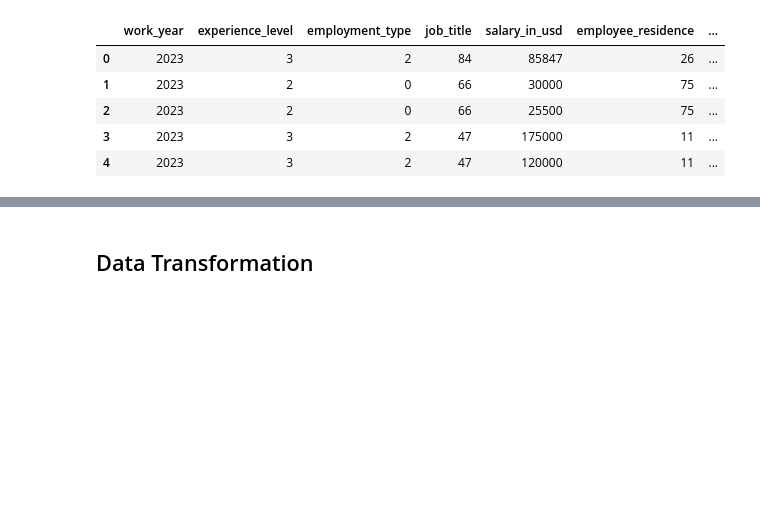
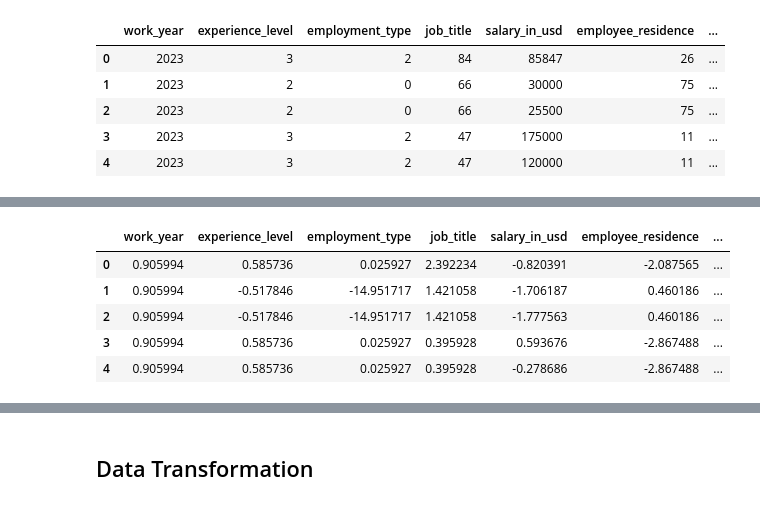
Before and after one commit to yousefmrashad/checkdata, a Jupyter notebook: checkdata.ipynb, the cells around one changed output, grey strips where cells are left out. Saved outputs shown, nothing was run; the diff lists cells and outputs as text; code cells hidden in the pictures; blank space fills up the shorter version.

```diff
--- a/checkdata.ipynb
+++ b/checkdata.ipynb
@@ -50,0 +58,10 @@ df.head()
+# %%
+df2 = pd.DataFrame(df_scaled, columns = df.columns)
+df2.head()
+# %% [output]
+|  | work_year | experience_level | employment_type | job_title | salary_in_usd | employee_residence | ... |
+| 0 | 0.905994 | 0.585736 | 0.025927 | 2.392234 | -0.820391 | -2.087565 | ... |
+| 1 | 0.905994 | -0.517846 | -14.951717 | 1.421058 | -1.706187 | 0.460186 | ... |
+| 2 | 0.905994 | -0.517846 | -14.951717 | 1.421058 | -1.777563 | 0.460186 | ... |
+| 3 | 0.905994 | 0.585736 | 0.025927 | 0.395928 | 0.593676 | -2.867488 | ... |
+| 4 | 0.905994 | 0.585736 | 0.025927 | 0.395928 | -0.278686 | -2.867488 | ... |
```
Also changed, not shown: parts of 3 cells of this notebook.
